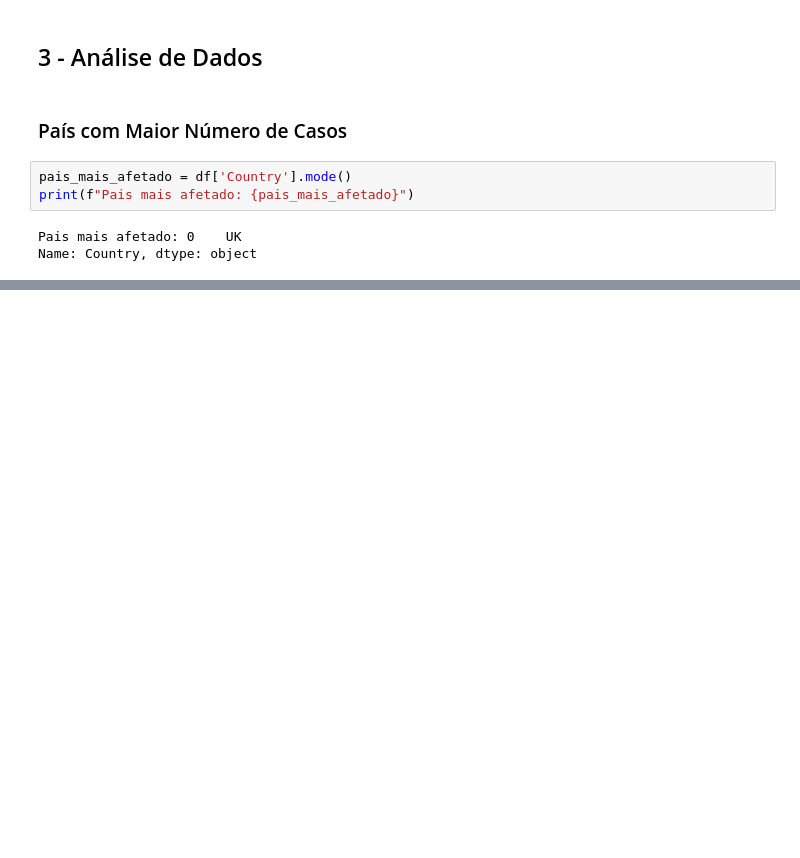
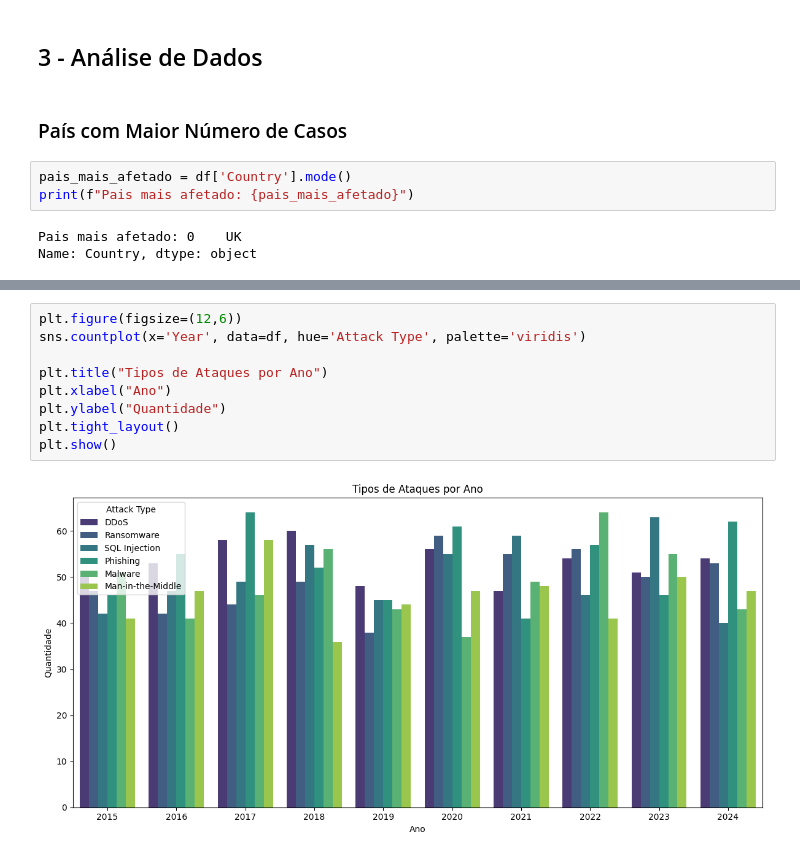
Before and after one commit to jricass/Cybersecurity-Dataframe-Analysis, a Jupyter notebook: analysis.ipynb, the cells around one changed output, grey strips where cells are left out. Cells and saved outputs as stored; diff of their text form; blank space fills up the shorter version.

```diff
--- a/analysis.ipynb
+++ b/analysis.ipynb
@@ -170,0 +198,11 @@ Name: Country, dtype: object
+# %%
+plt.figure(figsize=(12,6))
+sns.countplot(x='Year', data=df, hue='Attack Type', palette='viridis')
+
+plt.title("Tipos de Ataques por Ano")
+plt.xlabel("Ano")
+plt.ylabel("Quantidade")
+plt.tight_layout()
+plt.show()
+# %% [output]
+[figure, added]
```
Also changed, not shown: parts of 10 cells of this notebook, 3 other files.
